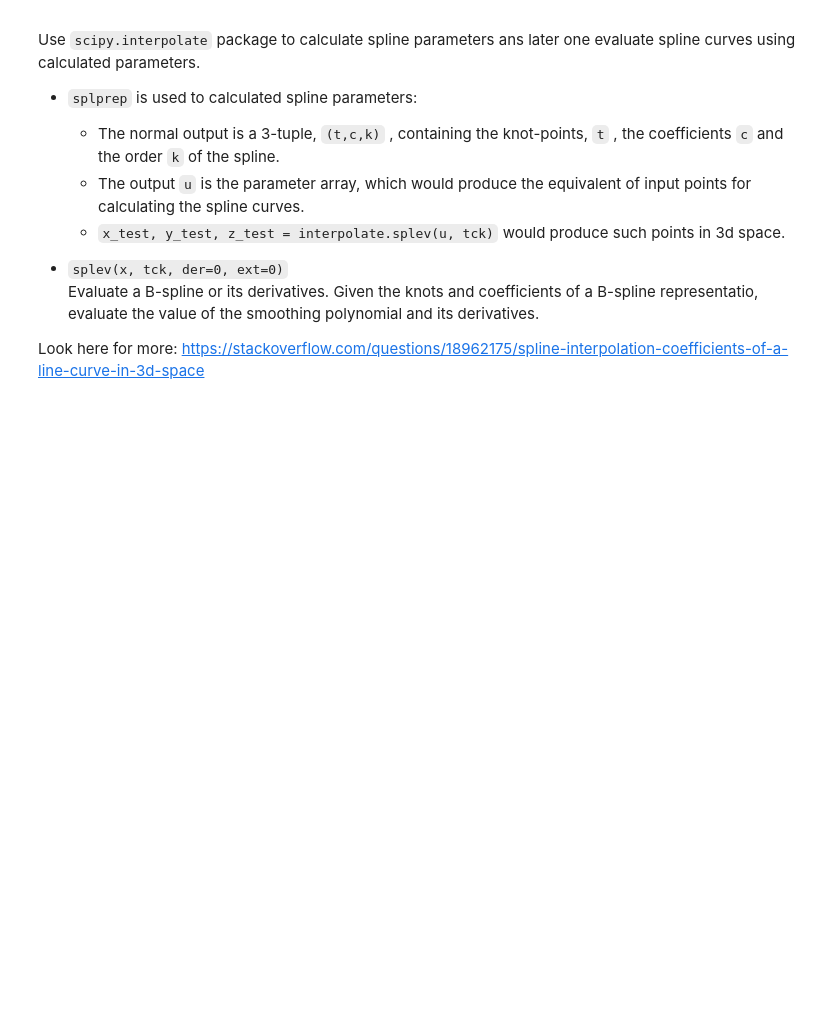
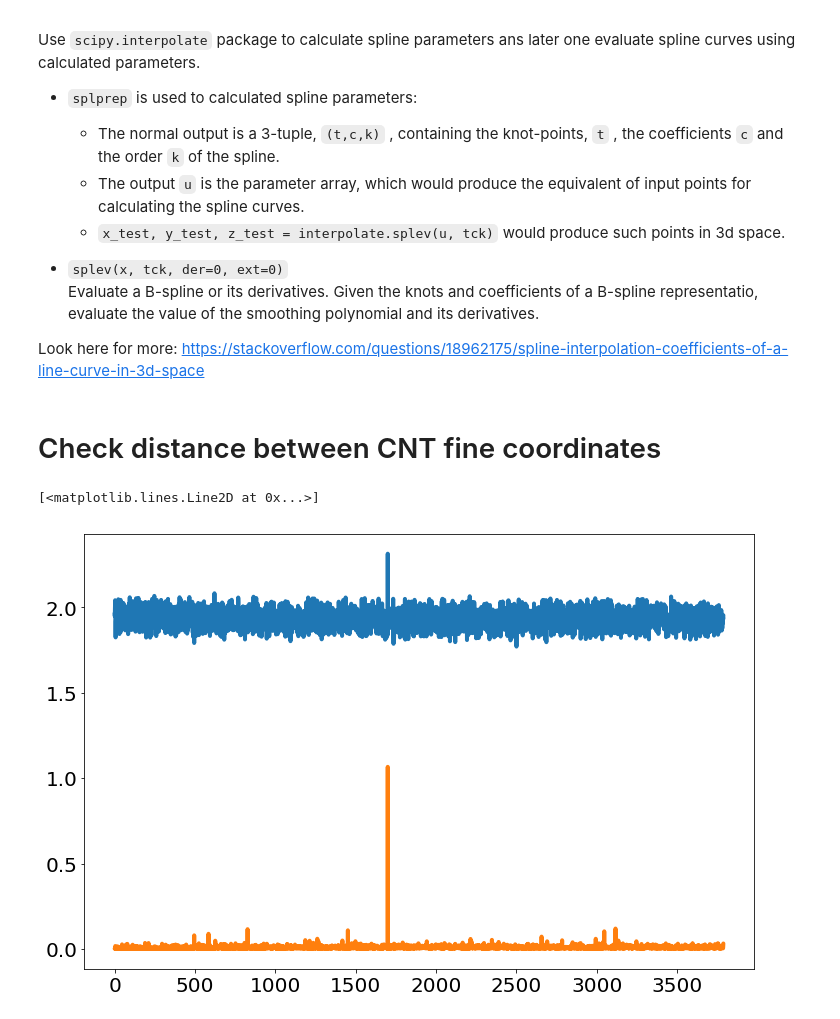
Before and after one commit to amirhosseindavoody/carbon_nanotube_mesh, a Jupyter notebook: cnt_mesh.ipynb, the cells around one changed output. Saved outputs shown, nothing was run; the diff lists cells and outputs as text; code cells hidden in the pictures; blank space fills up the shorter version.

Commit message:
efficient python code to calculate minimum distance between interpolated CNT sections

```diff
--- a/cnt_mesh.ipynb
+++ b/cnt_mesh.ipynb
@@ -255,3 +256,23 @@ for t in tubes[3000:3001]:
 ax3d.set_xlim([-200,200])
 ax3d.set_ylim([-200,200])
 _ = ax3d.set_zlim([0,50])
+# %% [markdown]
+# Check distance between CNT fine coordinates
+# %%
+fig = plt.figure(figsize=(12,8))
+ax = fig.add_subplot(1,1,1)
+
+m = []
+std = []
+
+for t in tubes[:-1]:
+    dr = t.r_fine()[0:-2,:]-t.r_fine()[1:-1,:]
+    dr = np.linalg.norm(dr,axis=1)
+    m.append(np.mean(dr))
+    std.append(np.std(dr))
+
+ax.plot(m)
+ax.plot(std)
+# %% [output]
+[<matplotlib.lines.Line2D at 0x...>]
+[figure, added]
```
Also changed, not shown: parts of 4 cells of this notebook.
